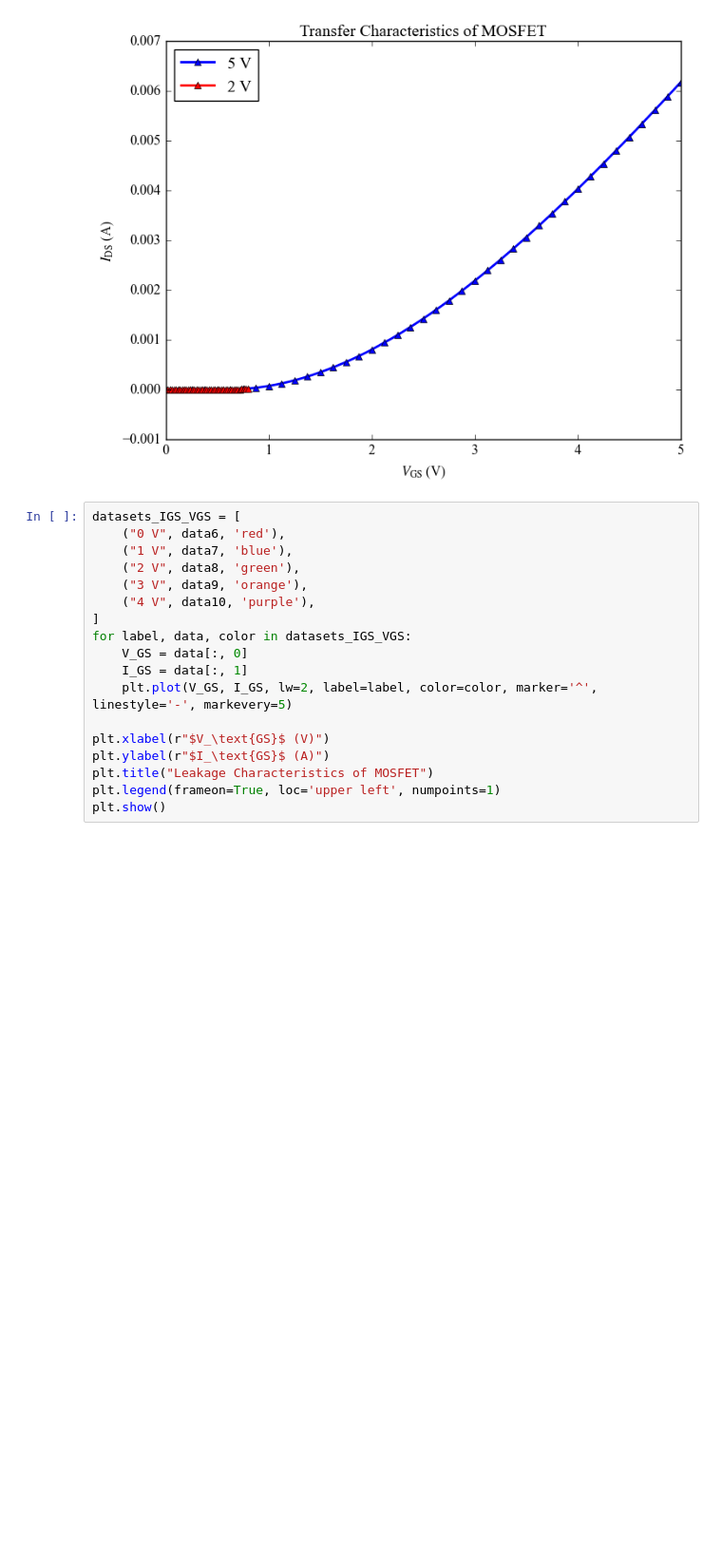
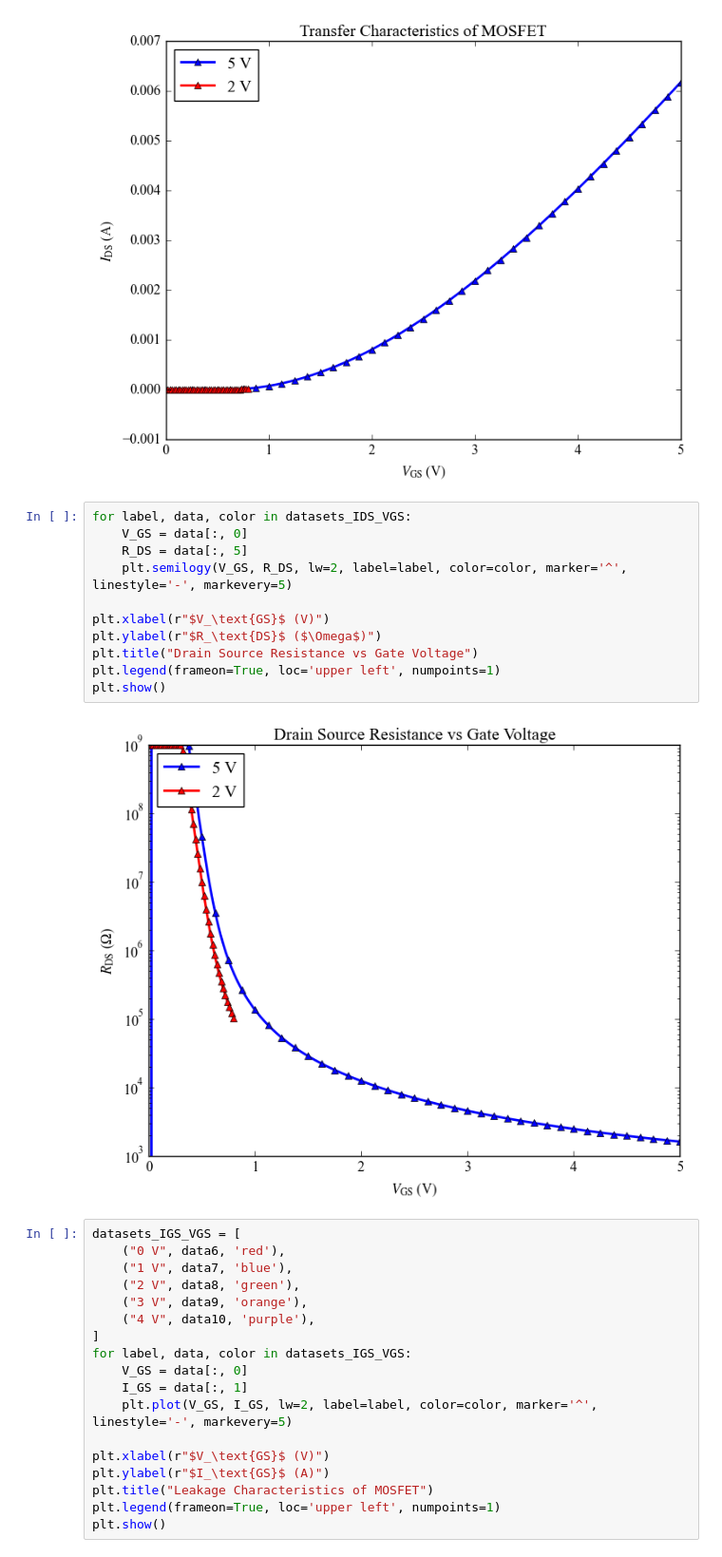
Before and after one commit to phamtrungkien8904/BachelorThesis, a Jupyter notebook: characterization.ipynb, the cells around one changed output. Shown at 95% size. Cells and saved outputs as stored; diff of their text form; blank space fills up the shorter version.

```diff
--- a/characterization.ipynb
+++ b/characterization.ipynb
@@ -72,6 +80,19 @@ plt.legend(frameon=True, loc='upper left', numpoints=1)
 plt.show()
 # %% [output]
 [figure]
+# %%
+for label, data, color in datasets_IDS_VGS:
+    V_GS = data[:, 0]
+    R_DS = data[:, 5]
+    plt.semilogy(V_GS, R_DS, lw=2, label=label, color=color, marker='^', linestyle='-', markevery=5)
+
+plt.xlabel(r"$V_\text{GS}$ (V)")
+plt.ylabel(r"$R_\text{DS}$ ($\Omega$)")
+plt.title("Drain Source Resistance vs Gate Voltage")
+plt.legend(frameon=True, loc='upper left', numpoints=1)
+plt.show()
+# %% [output]
+[figure, added]
 # %%
 datasets_IGS_VGS = [
     ("0 V", data6, 'red'),
```
Also changed, not shown: parts of 1 cell of this notebook, 23 other files.
